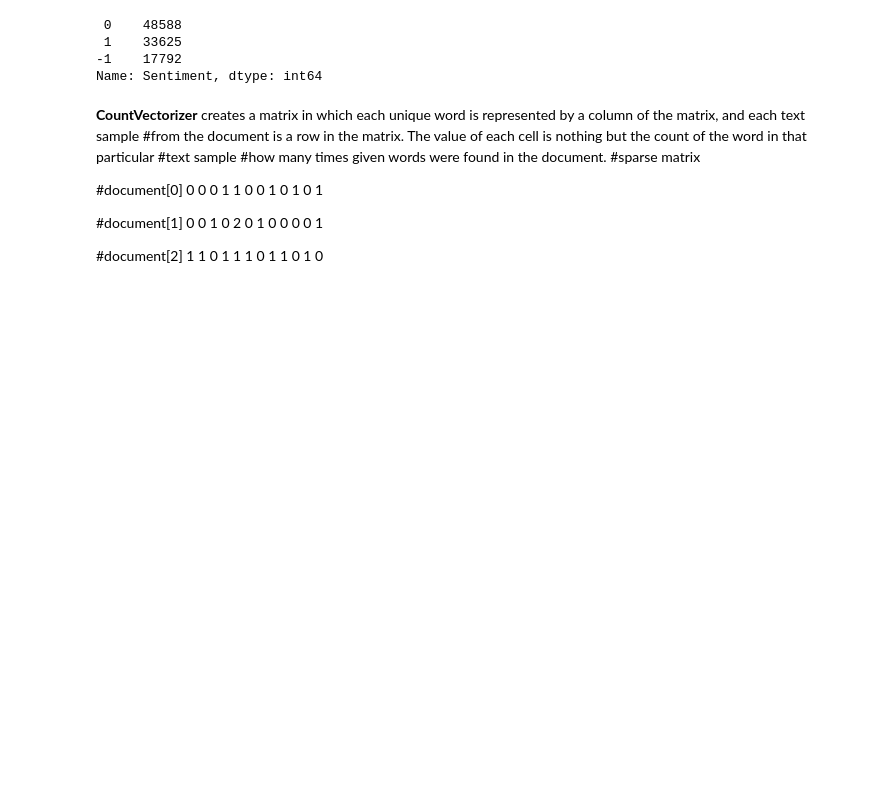
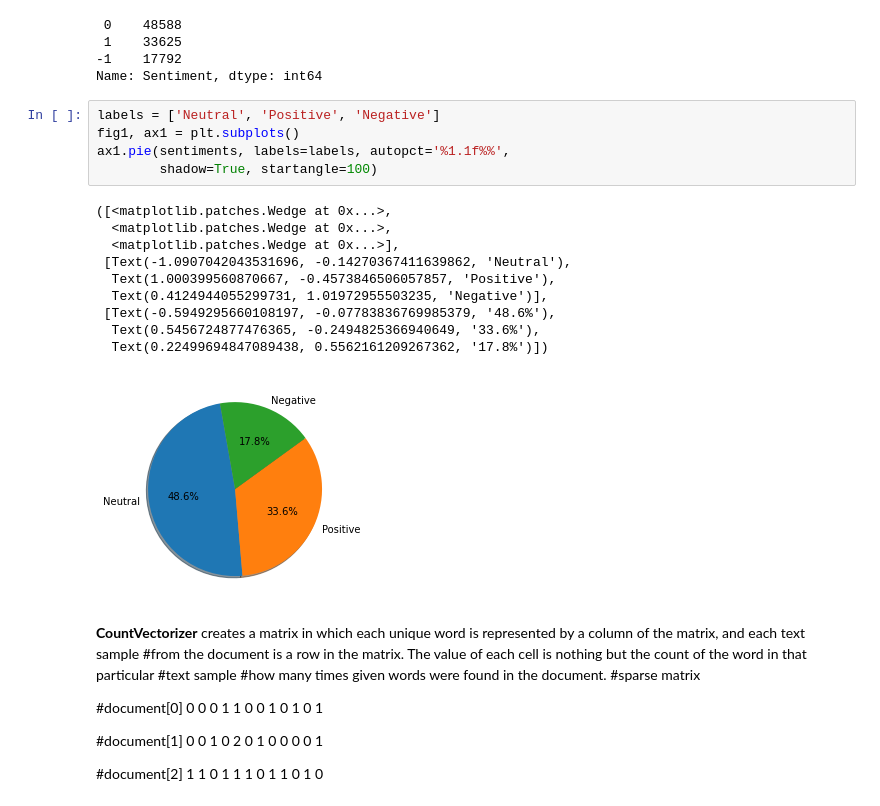
Before and after one commit to pd-illinois/CS410Googolplex, a Jupyter notebook: 02_Twitter_Sentiment_Naive.ipynb, the cells around one changed output. Cells and saved outputs as stored; diff of their text form; blank space fills up the shorter version.

```diff
--- a/02_Twitter_Sentiment_Naive.ipynb
+++ b/02_Twitter_Sentiment_Naive.ipynb
@@ -122,6 +122,22 @@ sentiments
  1    33625
 -1    17792
 Name: Sentiment, dtype: int64
+# %%
+labels = ['Neutral', 'Positive', 'Negative']
+fig1, ax1 = plt.subplots()
+ax1.pie(sentiments, labels=labels, autopct='%1.1f%%',
+        shadow=True, startangle=100)
+# %% [output]
+([<matplotlib.patches.Wedge at 0x...>,
+  <matplotlib.patches.Wedge at 0x...>,
+  <matplotlib.patches.Wedge at 0x...>],
+ [Text(-1.0907042043531696, -0.14270367411639862, 'Neutral'),
+  Text(1.000399560870667, -0.4573846506057857, 'Positive'),
+  Text(0.4124944055299731, 1.01972955503235, 'Negative')],
+ [Text(-0.5949295660108197, -0.07783836769985379, '48.6%'),
+  Text(0.5456724877476365, -0.2494825366940649, '33.6%'),
+  Text(0.22499694847089438, 0.5562161209267362, '17.8%')])
+[figure, added]
 # %% [markdown]
 **CountVectorizer** creates a matrix in which each unique word is represented by a column of the matrix, and each text sample
 #from the document is a row in the matrix. The value of each cell is nothing but the count of the word in that particular
```
Also changed, not shown: parts of 1 cell of this notebook.
